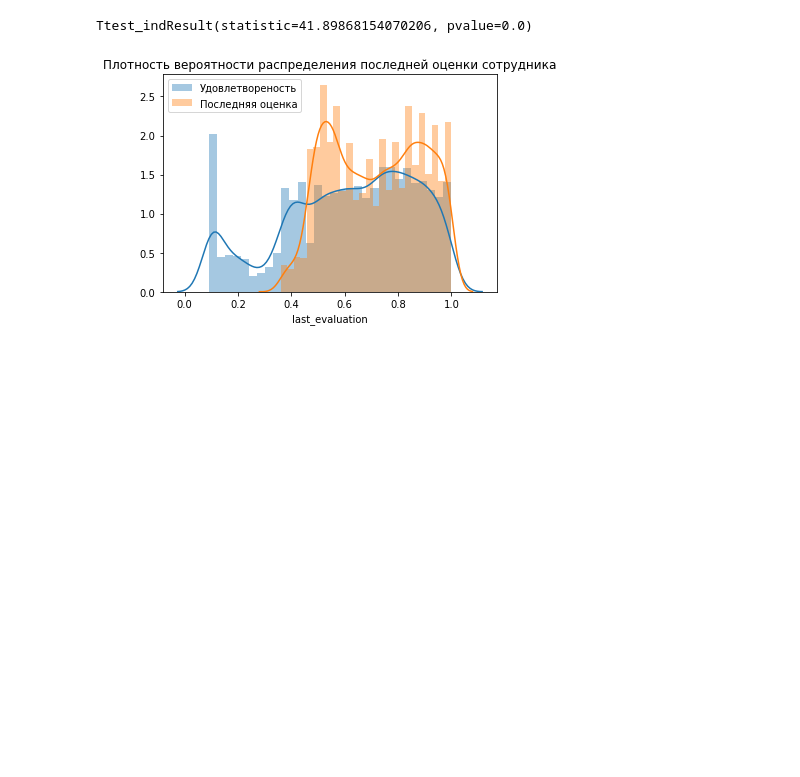
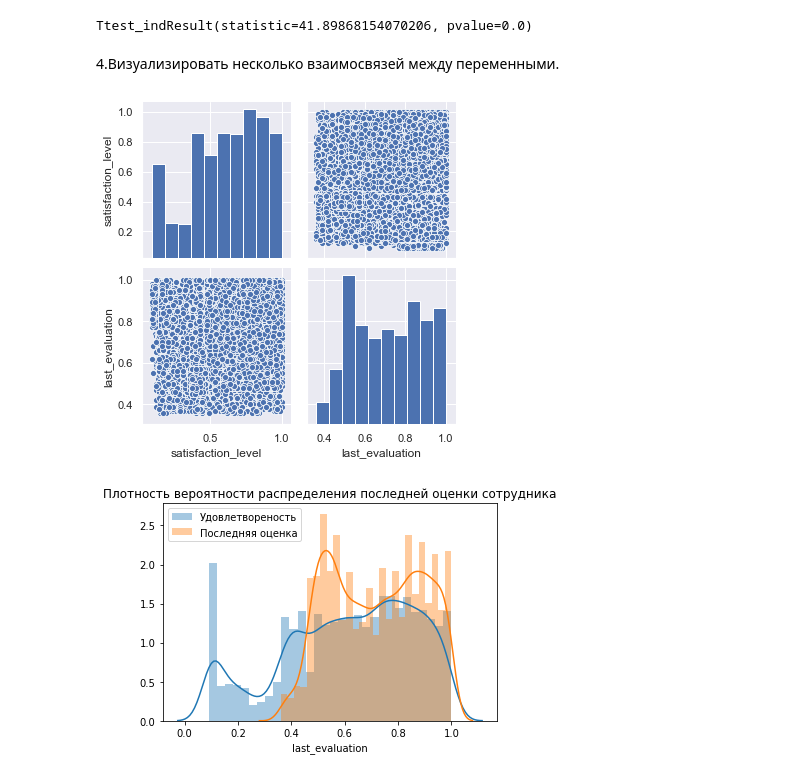
Before and after one commit to dimitrovakris/Homework, a Jupyter notebook: DIPLOM_DIMITROVA_VER2.ipynb, the cells around one changed output. Cells and saved outputs as stored; diff of their text form; code cells hidden in the pictures; blank space fills up the shorter version.

```diff
--- a/DIPLOM_DIMITROVA_VER2.ipynb
+++ b/DIPLOM_DIMITROVA_VER2.ipynb
@@ -95,6 +95,27 @@ stats.ttest_ind(last_evaluation, satisfaction_level)
 # Вывод: последняя оценка зависит от степени удовлетворености сотрудника
 # %% [output]
 Ttest_indResult(statistic=41.89868154070206, pvalue=0.0)
+# %% [markdown]
+4.Визуализировать несколько взаимосвязей между переменными.
+# %%
+import matplotlib.pyplot as plt
+import numpy as np
+import pandas as pd
+import seaborn as sns
+import statistics
+from scipy import stats
+sns.set()
+data = pd.read_csv('HR.csv')
+#print(data.head())
+column_data = list(data.columns)
+df1 = data.filter(['satisfaction_level', 'last_evaluation'])
+column_data = list(df1.columns)
+#print (column_data)
+#sns.pairplot(df1,x_vars = column_data,y_vars = column_data,palette = ('Red', '#875FDB'), markers=["o", "D"])
+sns.pairplot(df1, vars =column_data,palette='Dark2')
+plt.show()
+# %% [output]
+[figure, added]
 # %%
 sns.distplot(satisfaction_level)
 sns.distplot(last_evaluation)
```
Also changed, not shown: parts of 4 cells of this notebook.
